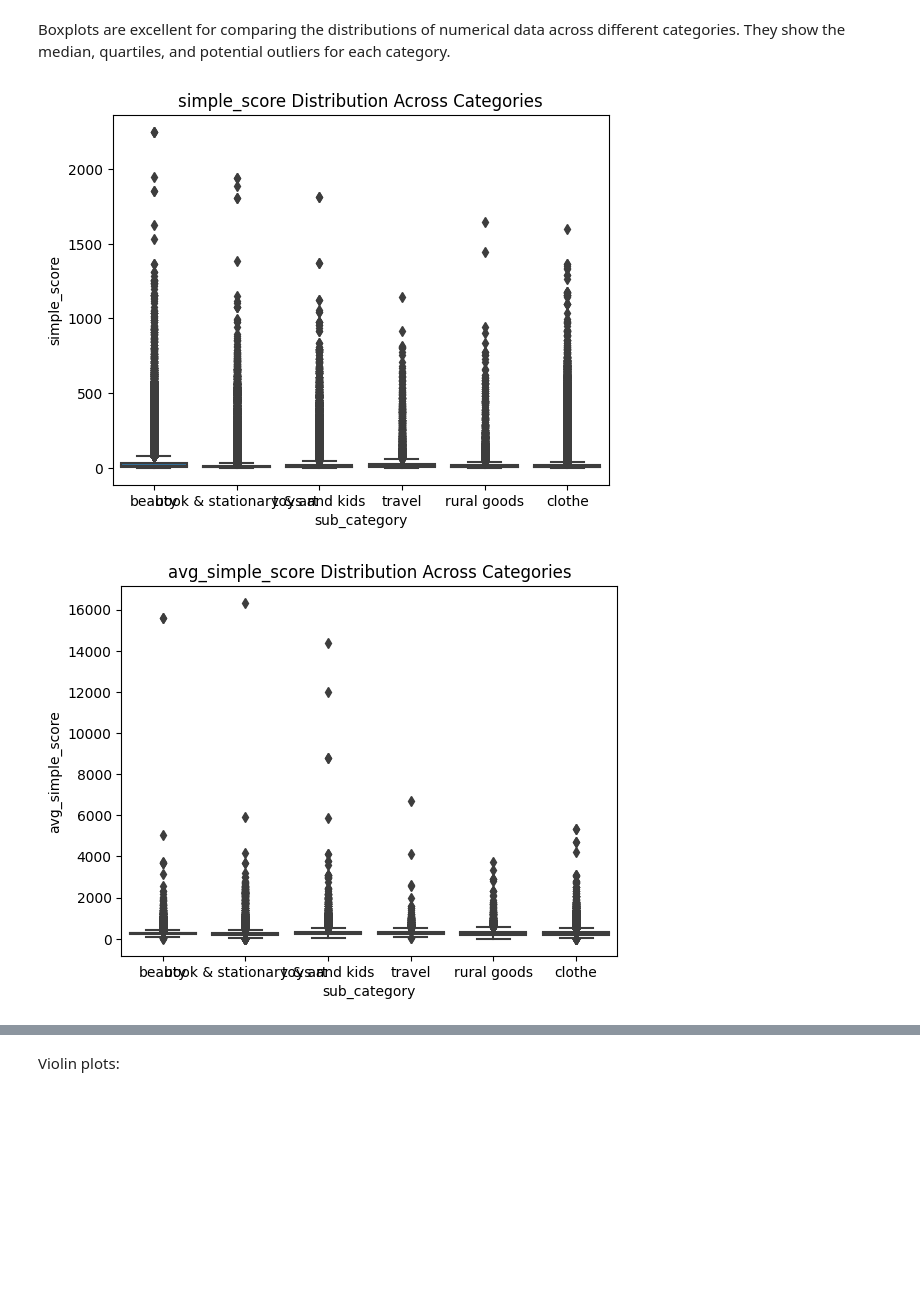
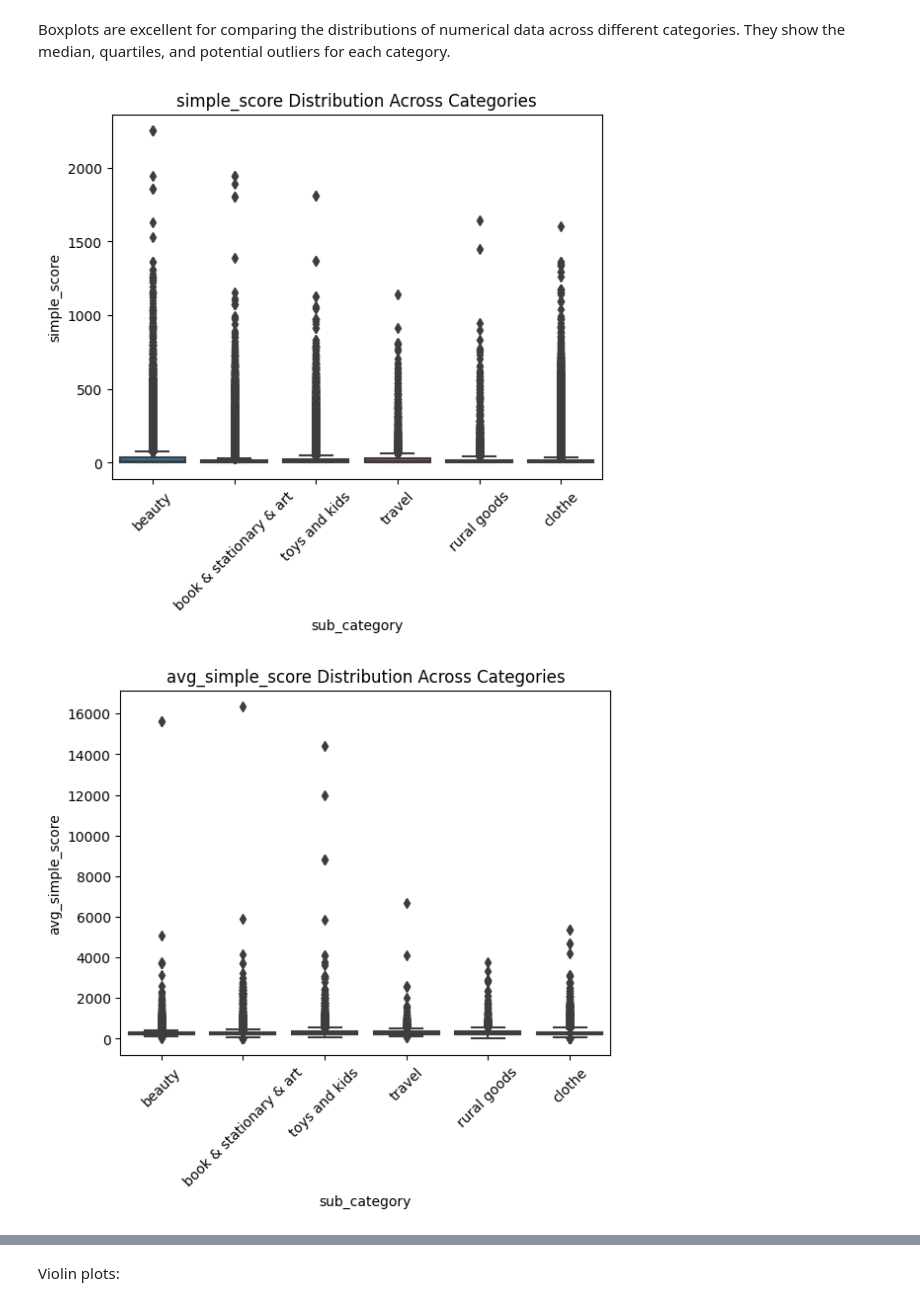
Before and after one commit to Arefnmy/Digikala-user-engagement-analysis, a Jupyter notebook: clustering_analysis.ipynb, the cells around one changed output, grey strips where cells are left out. Drawn from its saved outputs; the diff is of its cells as text; code cells hidden in the pictures; blank space fills up the shorter version.

Commit message:
add plots

```diff
--- a/clustering_analysis.ipynb
+++ b/clustering_analysis.ipynb
@@ -128,11 +128,16 @@ boxplots:
 Boxplots are excellent for comparing the distributions of numerical data across different categories. They show the median, quartiles, and potential outliers for each category.
 # %%
 import seaborn as sns
+import matplotlib.pyplot as plt
 
-for score in ['simple_score','avg_simple_score','weighted_score','avg_weighted_score']:
+for score in ['simple_score', 'avg_simple_score', 'weighted_score', 'avg_weighted_score']:
     sns.boxplot(x='sub_category', y=score, data=df)
     plt.title(f'{score} Distribution Across Categories')
+
+    # Rotate x-axis labels to 45 degrees
+    plt.xticks(rotation=45)
+
     plt.show()
 # %% [output]
-[figure, old version]
+[figure, new version]
-[figure, old version]
+[figure, new version]
```
Also changed, not shown: parts of 7 cells of this notebook.
